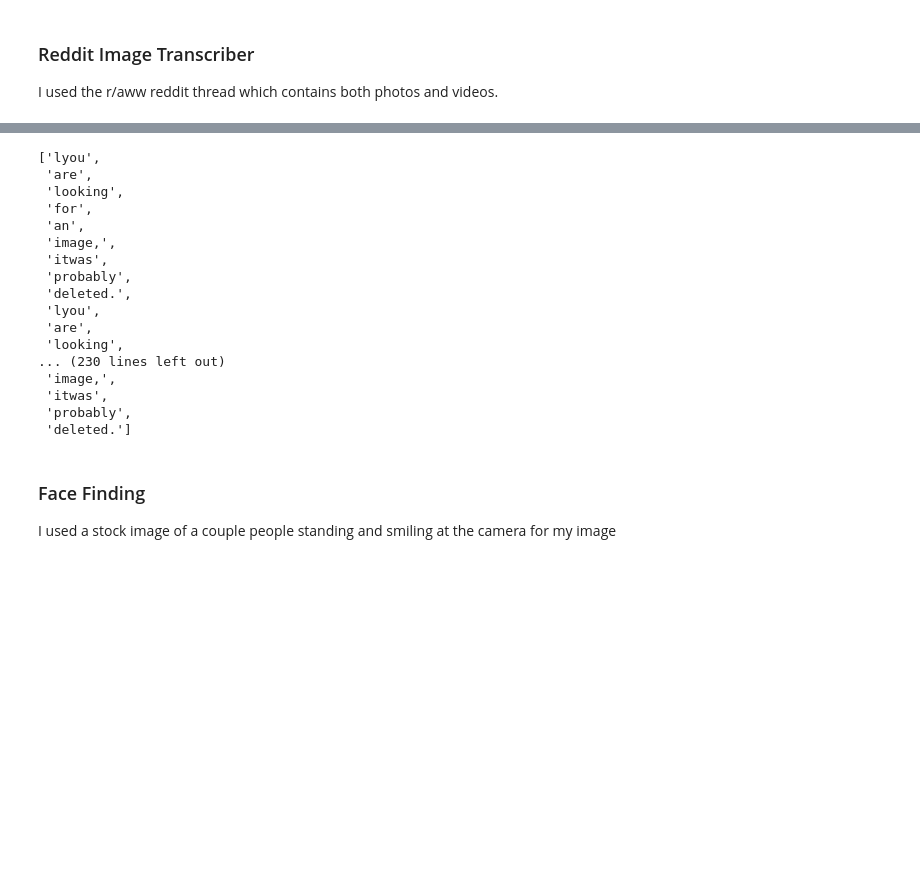
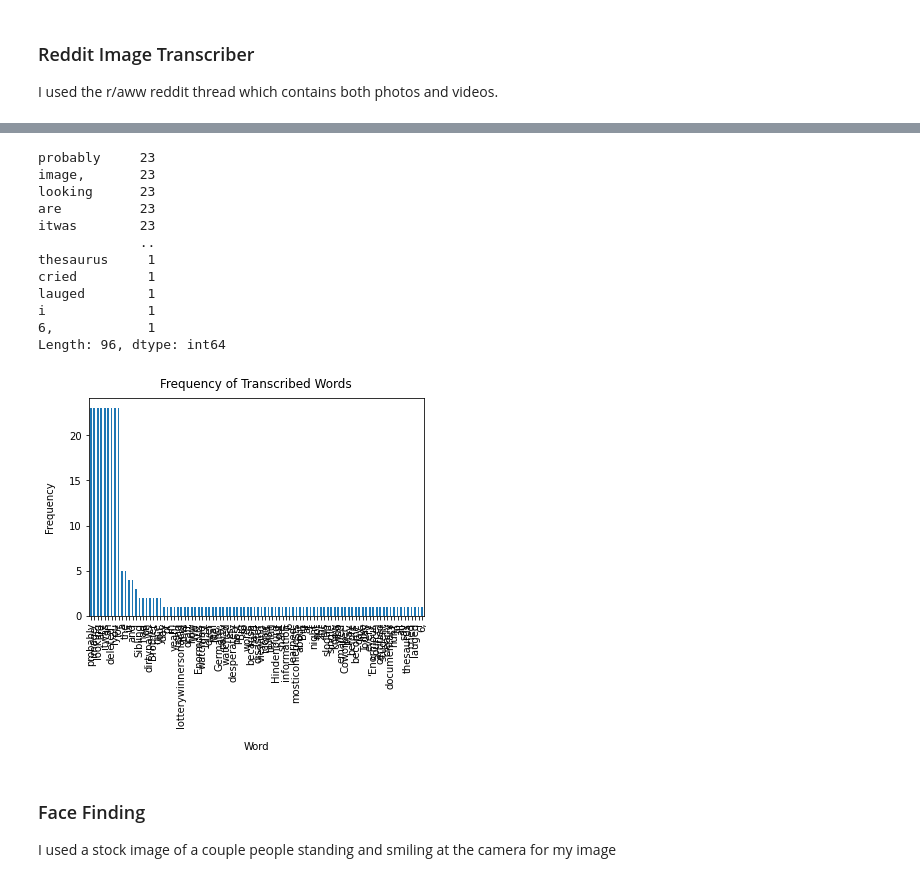
Before and after one commit to ManasviMalepati/CISC367, a Jupyter notebook: UnconventionalData.ipynb, the cells around one changed output, grey strips where cells are left out. Saved outputs shown, nothing was run; the diff lists cells and outputs as text; code cells hidden in the pictures; blank space fills up the shorter version.

```diff
--- a/UnconventionalData.ipynb
+++ b/UnconventionalData.ipynb
@@ -37,7 +37,8 @@ from PIL import Image
 import io
 import pytesseract
 import pandas as pd
-data = requests.get("https://www.reddit.com/r/comics/.json", headers = {'User-agent': 'your bot 0.1'}).json()
+import matplotlib.pyplot as plt
+data = requests.get("https://www.reddit.com/r/tumblr.json", headers = {'User-agent': 'your bot 0.1'}).json()
 # %%
 #The title and url for each post
 title = []
@@ -68,37 +69,33 @@ url
 # %%
 text = []
 words = []
 for u in url:
     response = requests.get(u+'.json')
     img = Image.open(io.BytesIO(response.content))
     text.append(pytesseract.image_to_string(img))
 for t in text:
     words.extend(t.split())
-words
-#from textblob import TextBlob
-#blob = TextBlob(text)
-#print(blob.noun_phrases)
-
-#Sorted with pandas
-#pd.Series(blob.word_counts).sort_values().tail(30)
+words = pd.Series(words)
+print(words.value_counts())
+words.value_counts().plot(kind='bar')
+plt.xlabel("Word", labelpad=14)
+plt.ylabel("Frequency", labelpad=14)
+plt.title("Frequency of Transcribed Words", y=1.02)
+plt.show()
 # %% [output]
-['lyou',
- 'are',
- 'looking',
- 'for',
- 'an',
- 'image,',
- 'itwas',
- 'probably',
- 'deleted.',
- 'lyou',
- 'are',
- 'looking',
-... (230 lines left out)
- 'image,',
- 'itwas',
- 'probably',
- 'deleted.']
+probably     23
+image,       23
+looking      23
+are          23
+itwas        23
+             ..
+thesaurus     1
+cried         1
+lauged        1
+i             1
+6,            1
+Length: 96, dtype: int64
+[figure, added]
 # %% [markdown]
 ### Face Finding
 I used a stock image of a couple people standing and smiling at the camera for my image
```
Also changed, not shown: parts of 1 cell of this notebook.
